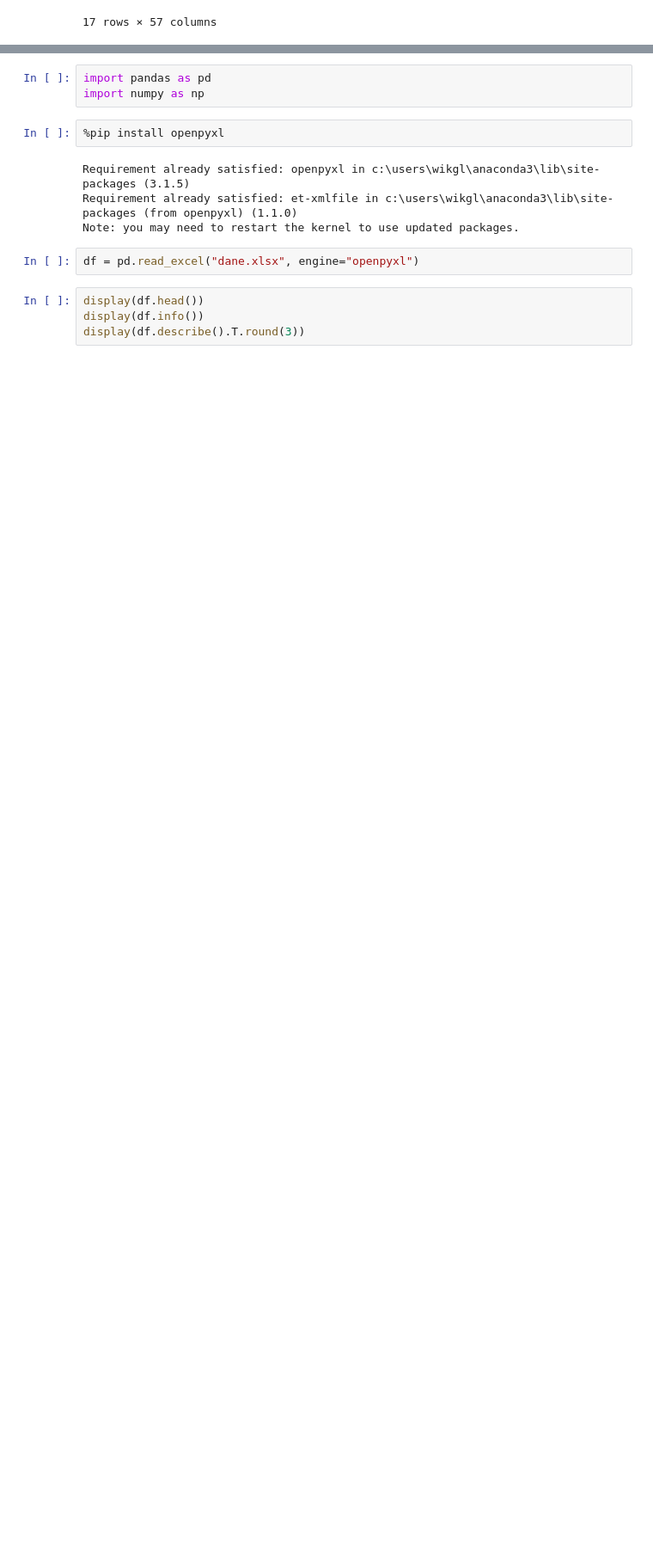
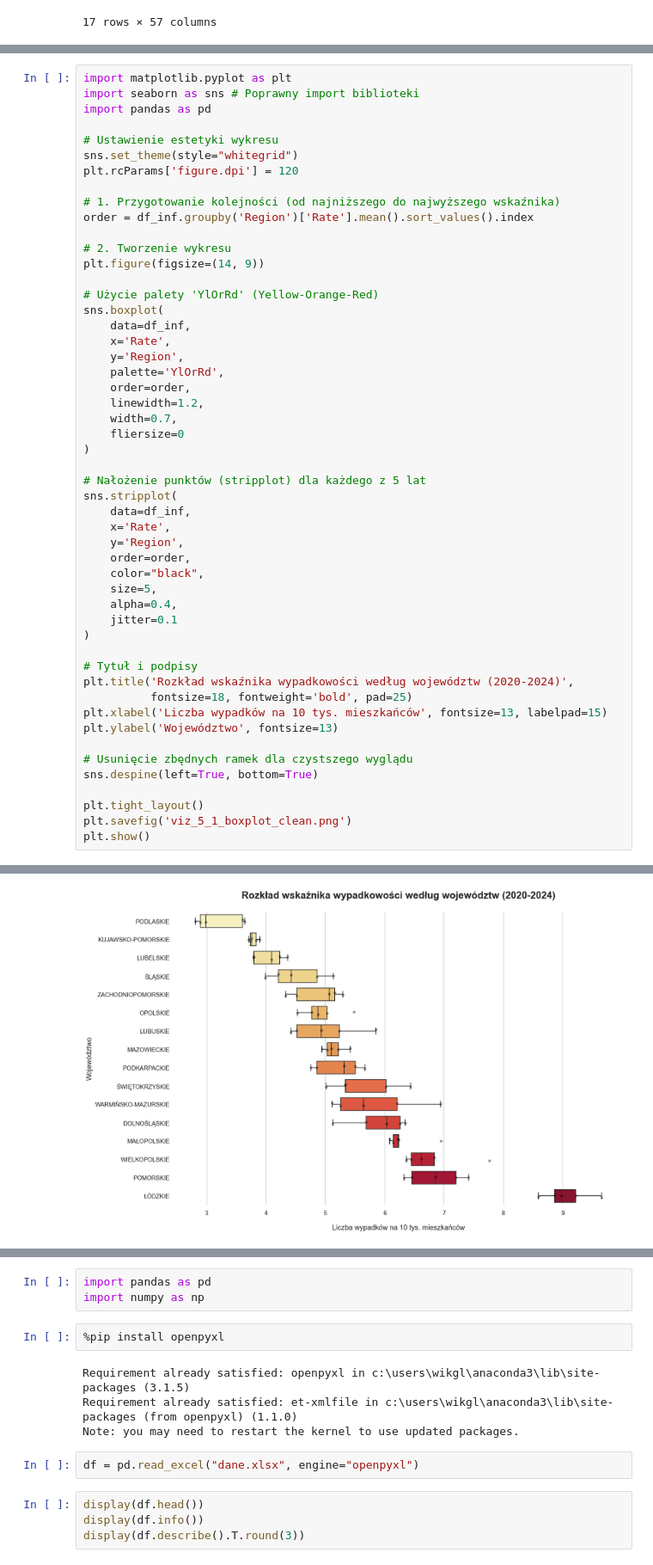
Before and after one commit to wiktoria-gliniecka/ggplotki, a Jupyter notebook: projekt_ggplotki.ipynb, the cells around one changed output, grey strips where cells are left out. Shown at 86% size. Drawn from its saved outputs; the diff is of its cells as text; blank space fills up the shorter version.

```diff
--- a/projekt_ggplotki.ipynb
+++ b/projekt_ggplotki.ipynb
@@ -280,0 +656,52 @@ dane
+# %%
+import matplotlib.pyplot as plt
+import seaborn as sns # Poprawny import biblioteki
+import pandas as pd
+
+# Ustawienie estetyki wykresu
+sns.set_theme(style="whitegrid")
+plt.rcParams['figure.dpi'] = 120
+
+# 1. Przygotowanie kolejności (od najniższego do najwyższego wskaźnika)
+order = df_inf.groupby('Region')['Rate'].mean().sort_values().index
+
+# 2. Tworzenie wykresu
+plt.figure(figsize=(14, 9))
+
+# Użycie palety 'YlOrRd' (Yellow-Orange-Red)
+sns.boxplot(
+    data=df_inf,
+    x='Rate',
+    y='Region',
+    palette='YlOrRd',
+    order=order,
+    linewidth=1.2,
+    width=0.7,
+    fliersize=0
+)
+
+# Nałożenie punktów (stripplot) dla każdego z 5 lat
+sns.stripplot(
+    data=df_inf,
+    x='Rate',
+    y='Region',
+    order=order,
+    color="black",
+    size=5,
+    alpha=0.4,
+    jitter=0.1
+)
+
+# Tytuł i podpisy
+plt.title('Rozkład wskaźnika wypadkowości według województw (2020-2024)',
+          fontsize=18, fontweight='bold', pad=25)
+plt.xlabel('Liczba wypadków na 10 tys. mieszkańców', fontsize=13, labelpad=15)
+plt.ylabel('Województwo', fontsize=13)
+
+# Usunięcie zbędnych ramek dla czystszego wyglądu
+sns.despine(left=True, bottom=True)
+
+plt.tight_layout()
+plt.savefig('viz_5_1_boxplot_clean.png')
+plt.show()
+# %% [output]
@@ -280,0 +711 @@ dane
+[figure, added]
```
Also changed, not shown: parts of 42 cells of this notebook, 7 other files.
